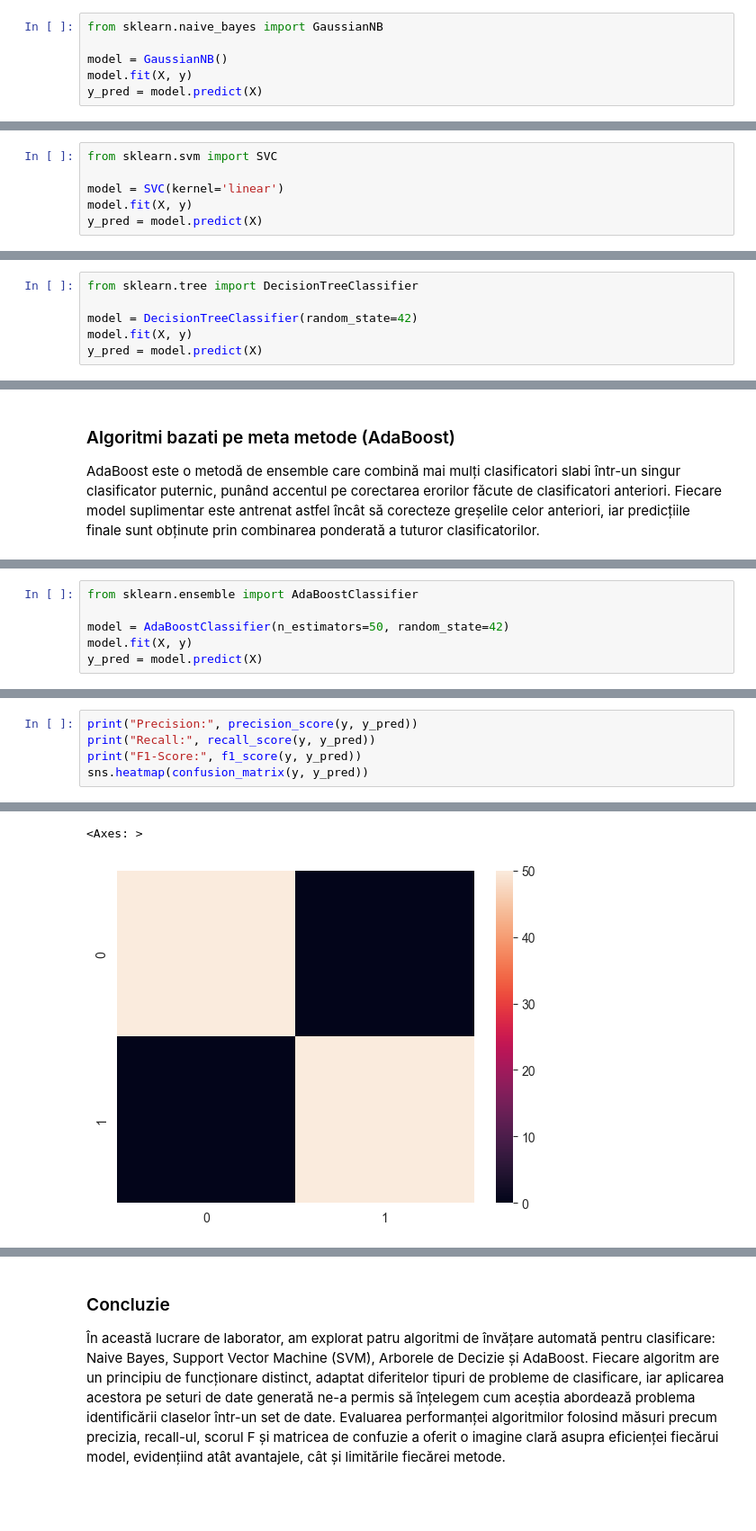
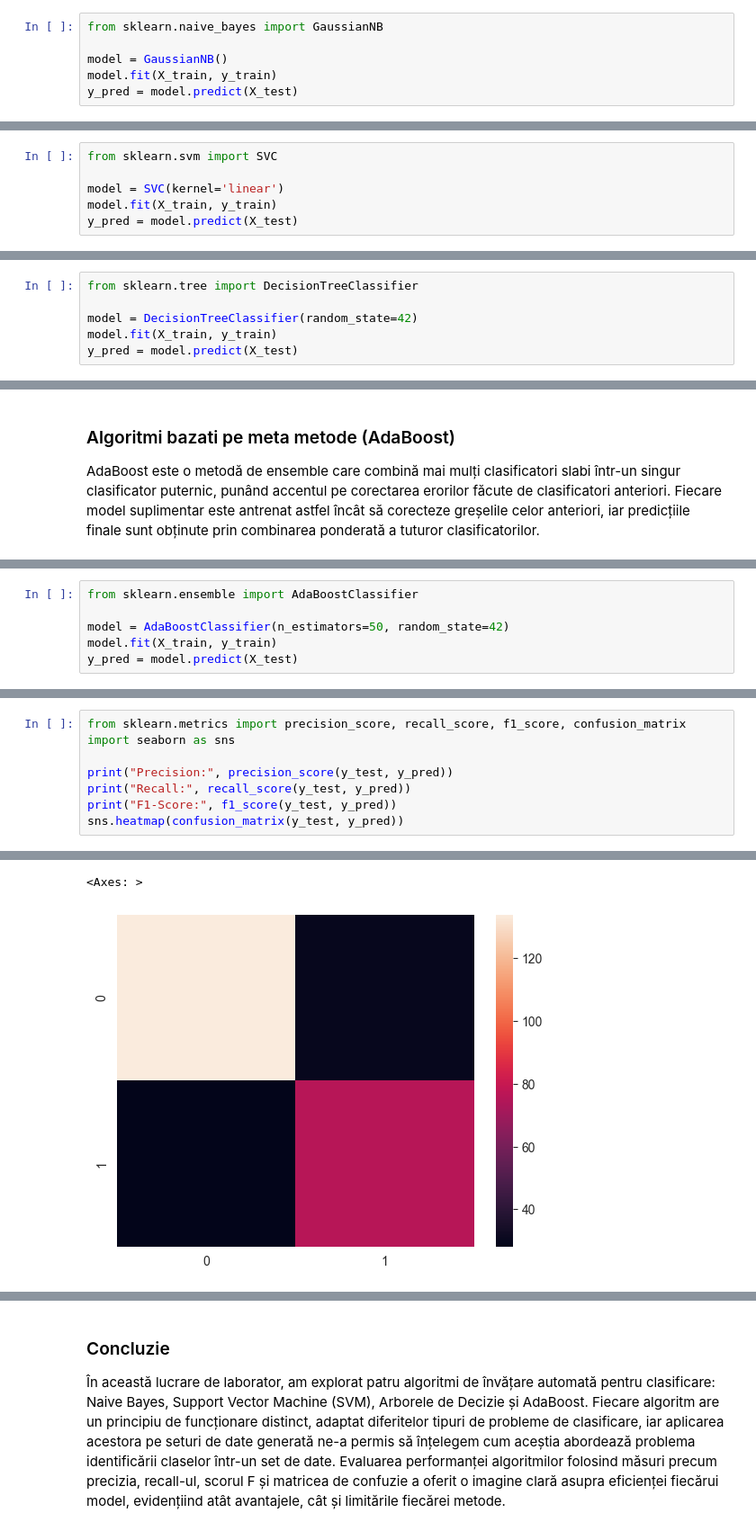
Before and after one commit to danielperebinos/UTM-MLDM, a Jupyter notebook: Laboratorul 2.ipynb, the cells around one changed output, grey strips where cells are left out. Shown: that part at 90% size. Cells and saved outputs as stored; diff of their text form; blank space fills up the shorter version.

```diff
--- a/Laboratorul 2.ipynb
+++ b/Laboratorul 2.ipynb
@@ -48,5 +127,5 @@ plt.show()
 from sklearn.naive_bayes import GaussianNB
 
 model = GaussianNB()
-model.fit(X, y)
-y_pred = model.predict(X)
+model.fit(X_train, y_train)
+y_pred = model.predict(X_test)
@@ -94,5 +175,5 @@ plt.show()
 from sklearn.svm import SVC
 
 model = SVC(kernel='linear')
-model.fit(X, y)
-y_pred = model.predict(X)
+model.fit(X_train, y_train)
+y_pred = model.predict(X_test)
@@ -137,5 +235,5 @@ plt.show()
 from sklearn.tree import DecisionTreeClassifier
 
 model = DecisionTreeClassifier(random_state=42)
-model.fit(X, y)
-y_pred = model.predict(X)
+model.fit(X_train, y_train)
+y_pred = model.predict(X_test)
@@ -180,5 +284,5 @@ plt.show()
 from sklearn.ensemble import AdaBoostClassifier
 
 model = AdaBoostClassifier(n_estimators=50, random_state=42)
-model.fit(X, y)
-y_pred = model.predict(X)
+model.fit(X_train, y_train)
+y_pred = model.predict(X_test)
@@ -194,6 +289,9 @@ plt.show()
 # %%
-print("Precision:", precision_score(y, y_pred))
-print("Recall:", recall_score(y, y_pred))
-print("F1-Score:", f1_score(y, y_pred))
-sns.heatmap(confusion_matrix(y, y_pred))
+from sklearn.metrics import precision_score, recall_score, f1_score, confusion_matrix
+import seaborn as sns
+
+print("Precision:", precision_score(y_test, y_pred))
+print("Recall:", recall_score(y_test, y_pred))
+print("F1-Score:", f1_score(y_test, y_pred))
+sns.heatmap(confusion_matrix(y_test, y_pred))
 # %% [output]
@@ -203,2 +301,2 @@ F1-Score: 1.0
 <Axes: >
-[figure, old version]
+[figure, new version]
```
Also changed, not shown: parts of 31 cells of this notebook, 5 other files.
